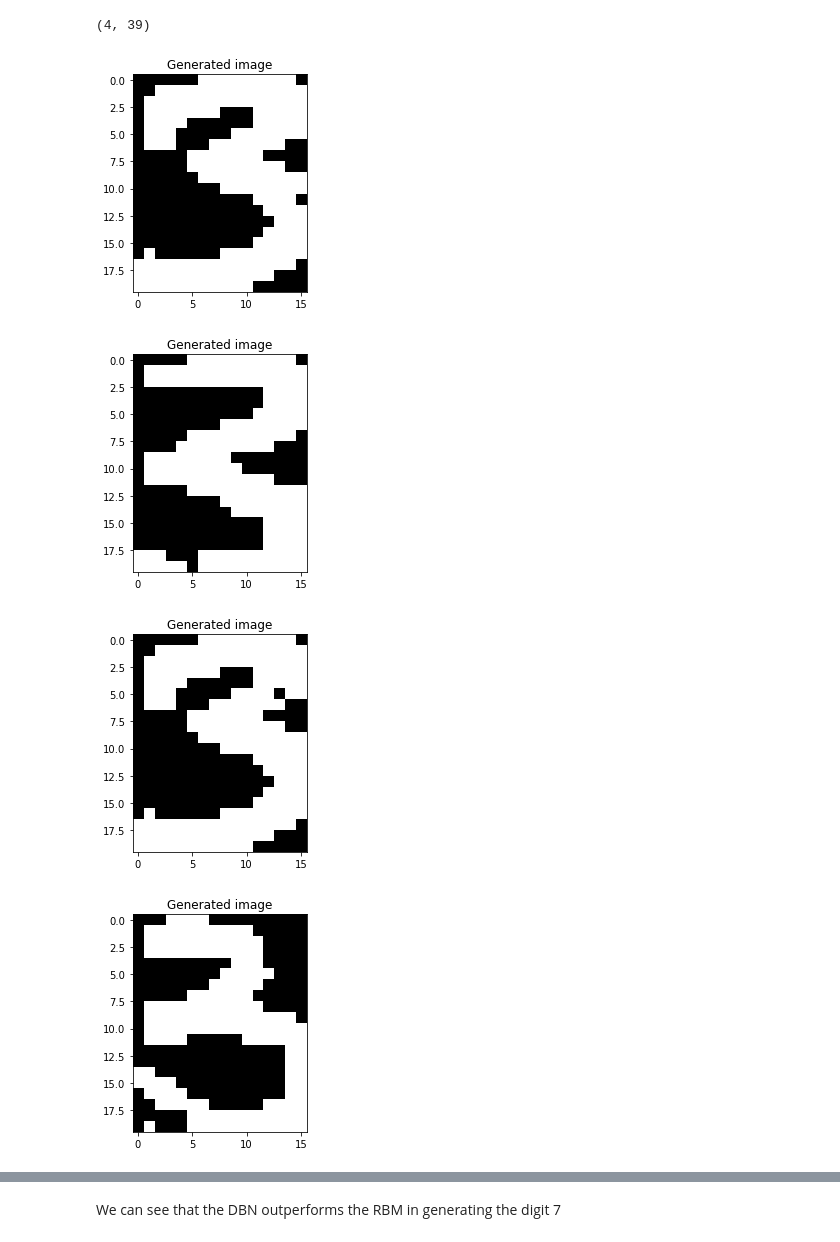
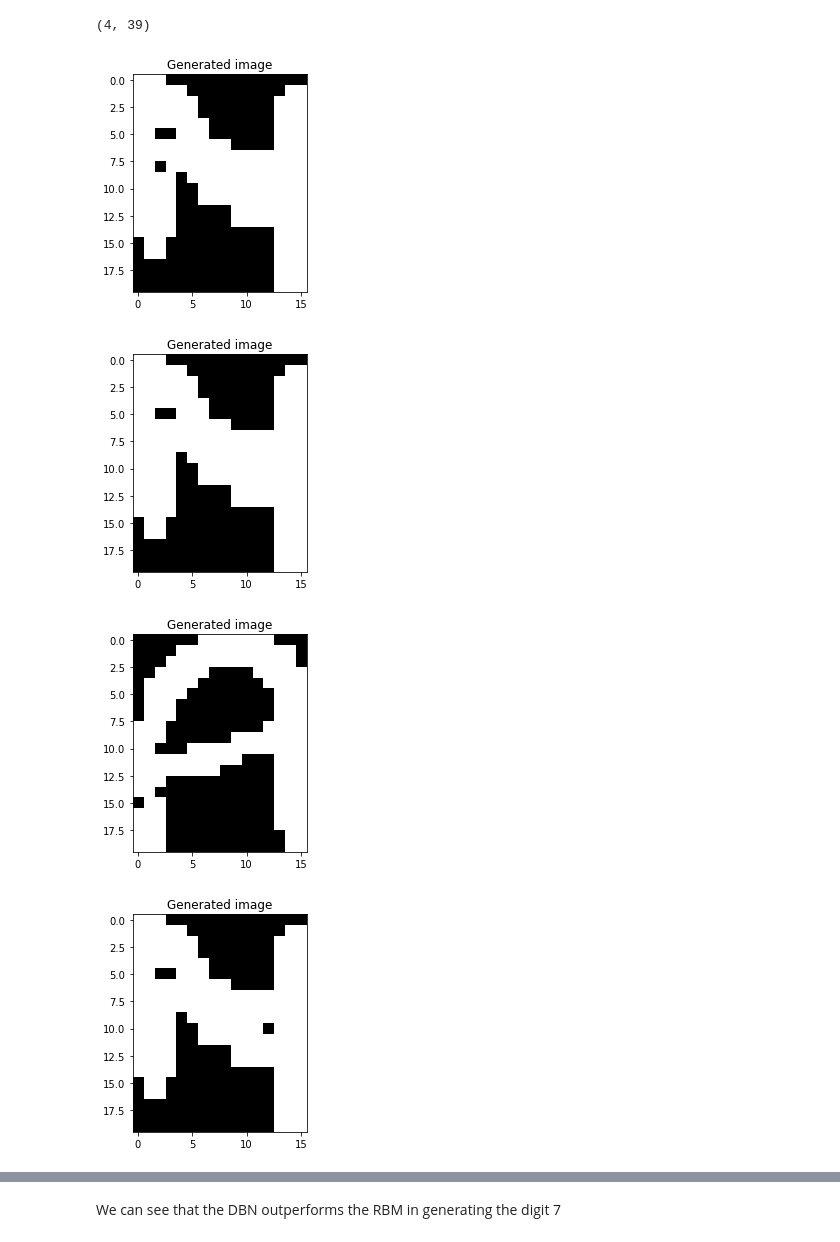
Before and after one commit to Hadiosj/Deep_Learning2, a Jupyter notebook: my_work.ipynb, the cells around one changed output, grey strips where cells are left out. Saved outputs shown, nothing was run; the diff lists cells and outputs as text; code cells hidden in the pictures.

```diff
--- a/my_work.ipynb
+++ b/my_work.ipynb
@@ -166,6 +166,8 @@ img_RBM = RBM(320, 250) # 320 is the dimension of an (20x16) image flattened
 inputs = []
 for i in range(35):
     inputs.append(selected_digits[0][i].flatten())
+    inputs.append(selected_digits[1][i].flatten())
+    inputs.append(selected_digits[2][i].flatten())
 inputs = np.array(inputs)
 
 errors,_ = img_RBM.train_RBM(inputs, 500, 0.01, 6)
@@ -182,9 +184,9 @@ selected_digits.shape
 # %% [output]
 (4, 39)
 # %%
-img_RBM.generer_image_RBM(100, 4);
+img_RBM.generer_image_RBM(1000, 10);
 # %% [output]
-[figure, old version]
+[figure, new version]
-[figure, old version]
+[figure, new version]
-[figure, old version]
+[figure, new version]
-[figure, old version]
+[figure, new version]
```
Also changed, not shown: parts of 14 cells of this notebook.
